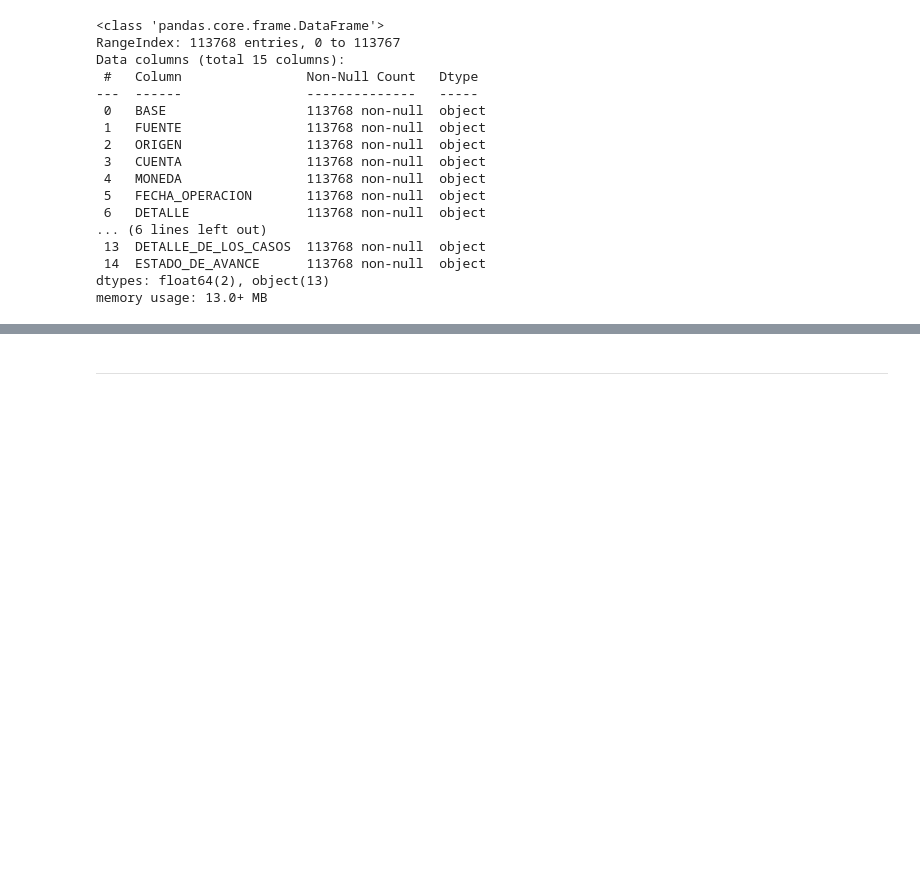
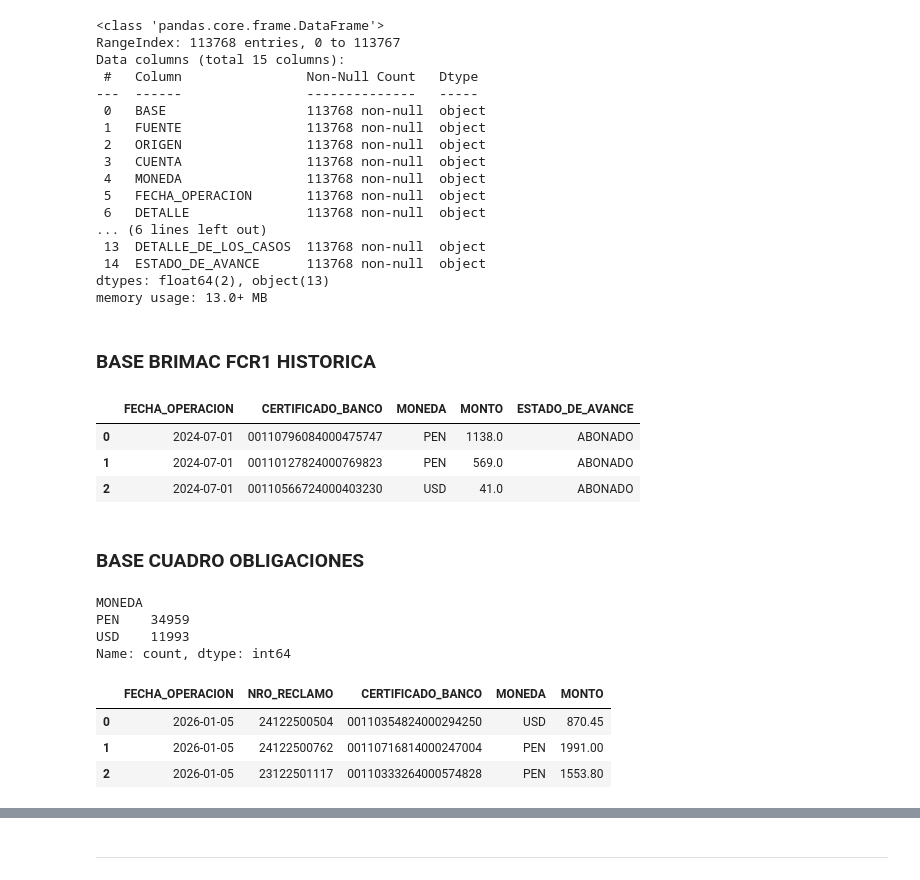
Before and after one commit to nelvinvelazco/PROYECTO-RIMAC, a Jupyter notebook: notebooks/ETL_Excel_Bases.ipynb, the cells around one changed output, grey strips where cells are left out. Saved outputs shown, nothing was run; the diff lists cells and outputs as text; code cells hidden in the pictures; blank space fills up the shorter version.

Commit message:
ETL otros archivos historicos de bases

```diff
--- a/notebooks/ETL_Excel_Bases.ipynb
+++ b/notebooks/ETL_Excel_Bases.ipynb
@@ -701,3 +701,30 @@ schema_historico_bases = [
         bigquery.SchemaField("DETALLE_DE_LOS_CASOS", bigquery.enums.SqlTypeNames.STRING),
         bigquery.SchemaField("ESTADO_DE_AVANCE", bigquery.enums.SqlTypeNames.STRING),
         ]
+# %% [markdown]
+### BASE BRIMAC FCR1 HISTORICA
+# %%
+df_Brimac_FCR1= pd.read_excel("C:/data/AUTOMATIZACION - CONCILIACIONES/BRIMAC_FCR1_CONTROL_ENERO_2024-2025.xlsx",
+                           sheet_name='BASE_2024-2025', dtype=str)
+df_Brimac_FCR1.columns = (df_Brimac_FCR1.columns.str.strip().str.upper().
+                       str.replace(r'[^A-Za-z0-9]', '_', regex=True))
+# %%
+df_Brimac_FCR1= df_Brimac_FCR1.rename(columns={'FECHA_INGRESO':'FECHA_OPERACION', 'CERT_BANCO':'CERTIFICADO_BANCO',
+                                               'DIVISA':'MONEDA', 'IMPORTE_DIVISA_ORIGINAL_DE_PRIMAS_DEVUELTAS':'MONTO',
+                                               'ESTADO':'ESTADO_DE_AVANCE'})
+# %%
+df_Brimac_FCR1= df_Brimac_FCR1[['FECHA_OPERACION', 'CERTIFICADO_BANCO', 'MONEDA', 'MONTO', 'ESTADO_DE_AVANCE']]
+# %%
+df_Brimac_FCR1['FECHA_OPERACION'] = pd.to_datetime(df_Brimac_FCR1['FECHA_OPERACION'], format='%Y-%m-%d %H:%M:%S', errors='coerce').dt.date
+df_Brimac_FCR1['MONTO'] = pd.to_numeric(df_Brimac_FCR1['MONTO'], errors="coerce").astype('float64')
+df_Brimac_FCR1.loc[df_Brimac_FCR1['MONEDA'].str.strip().str.lower() == 'sol', 'MONEDA'] = 'PEN'
+df_Brimac_FCR1.loc[df_Brimac_FCR1['MONEDA'].str.strip().str.lower() == 'dolar', 'MONEDA'] = 'USD'
+# %%
+df_Brimac_FCR1.head(3)
+# %% [output]
+|  | FECHA_OPERACION | CERTIFICADO_BANCO | MONEDA | MONTO | ESTADO_DE_AVANCE |
+| 0 | 2024-07-01 | 00110796084000475747 | PEN | 1138.0 | ABONADO |
+| 1 | 2024-07-01 | 00110127824000769823 | PEN | 569.0 | ABONADO |
+| 2 | 2024-07-01 | 00110566724000403230 | USD | 41.0 | ABONADO |
+# %% [markdown]
+### BASE CUADRO OBLIGACIONES
@@ -703,0 +747,14 @@ schema_historico_bases = [
+# %%
+df_Obligaciones['MONEDA'].value_counts()
+# %% [output]
+MONEDA
+PEN    34959
+USD    11993
+Name: count, dtype: int64
+# %%
+df_Obligaciones.head(3)
+# %% [output]
+|  | FECHA_OPERACION | NRO_RECLAMO | CERTIFICADO_BANCO | MONEDA | MONTO |
+| 0 | 2026-01-05 | 24122500504 | 00110354824000294250 | USD | 870.45 |
+| 1 | 2026-01-05 | 24122500762 | 00110716814000247004 | PEN | 1991.00 |
+| 2 | 2026-01-05 | 23122501117 | 00110333264000574828 | PEN | 1553.80 |
```
Also changed, not shown: parts of 11 cells of this notebook.
